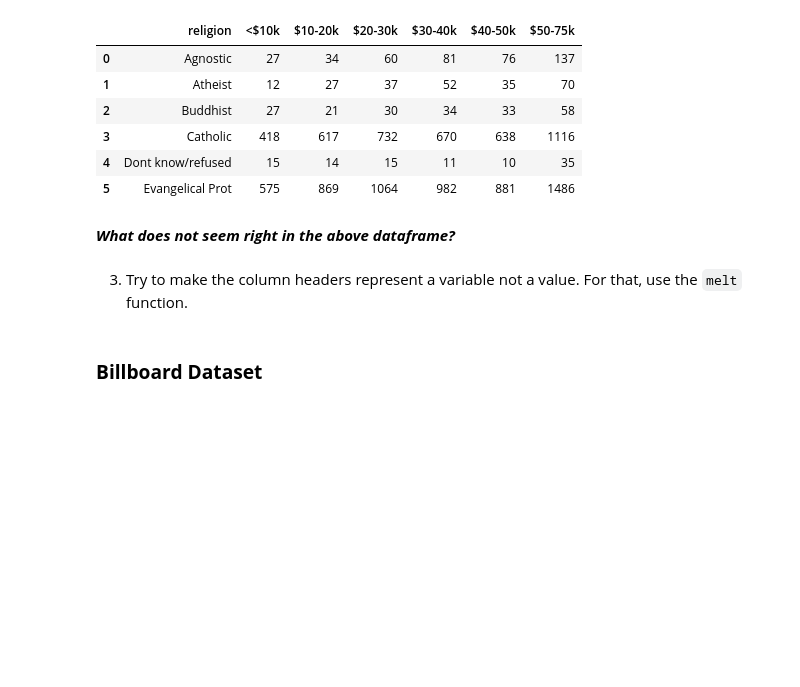
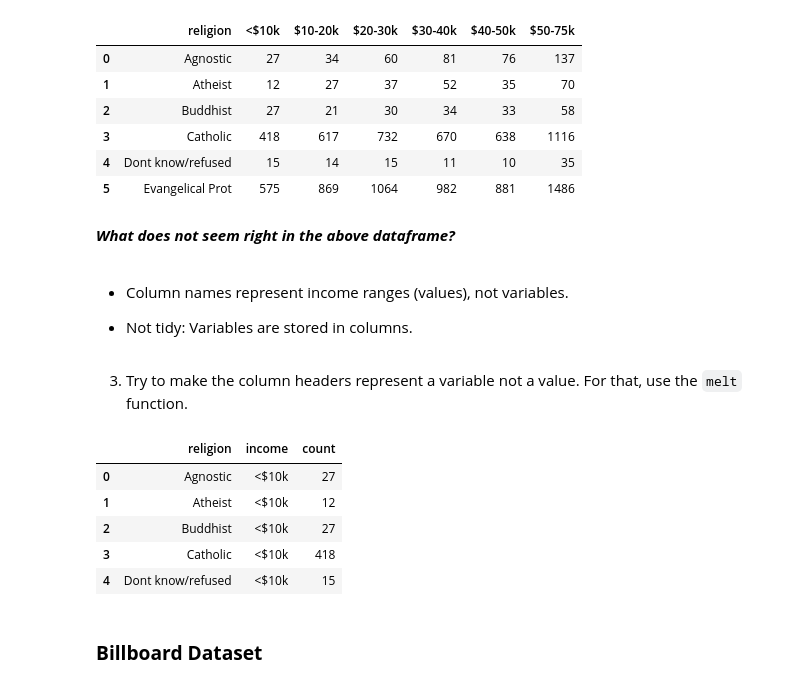
Before and after one commit to Hasyashri/ML_Lab_4, a Jupyter notebook: week5Lab_Students (1).ipynb, the cells around one changed output. Cells and saved outputs as stored; diff of their text form; code cells hidden in the pictures; blank space fills up the shorter version.

```diff
--- a/week5Lab_Students (1).ipynb
+++ b/week5Lab_Students (1).ipynb
@@ -73,8 +73,22 @@ pew_df.loc[:5]
 | 5 | Evangelical Prot | 575 | 869 | 1064 | 982 | 881 | 1486 |
 # %% [markdown]
 ***What does not seem right in the above dataframe?***
+# %% [markdown]
+- Column names represent income ranges (values), not variables.
+
+- Not tidy: Variables are stored in columns.
 # %% [markdown]
 3. Try to make the column headers represent a variable not a value. For that, use the `melt` function.
+# %%
+pew_tidy = pd.melt(pew_df, id_vars=['religion'], var_name='income', value_name='count')
+pew_tidy.head()
+# %% [output]
+|  | religion | income | count |
+| 0 | Agnostic | <$10k | 27 |
+| 1 | Atheist | <$10k | 12 |
+| 2 | Buddhist | <$10k | 27 |
+| 3 | Catholic | <$10k | 418 |
+| 4 | Dont know/refused | <$10k | 15 |
 # %% [markdown]
 ### **Billboard Dataset**
 # %% [markdown]
```
